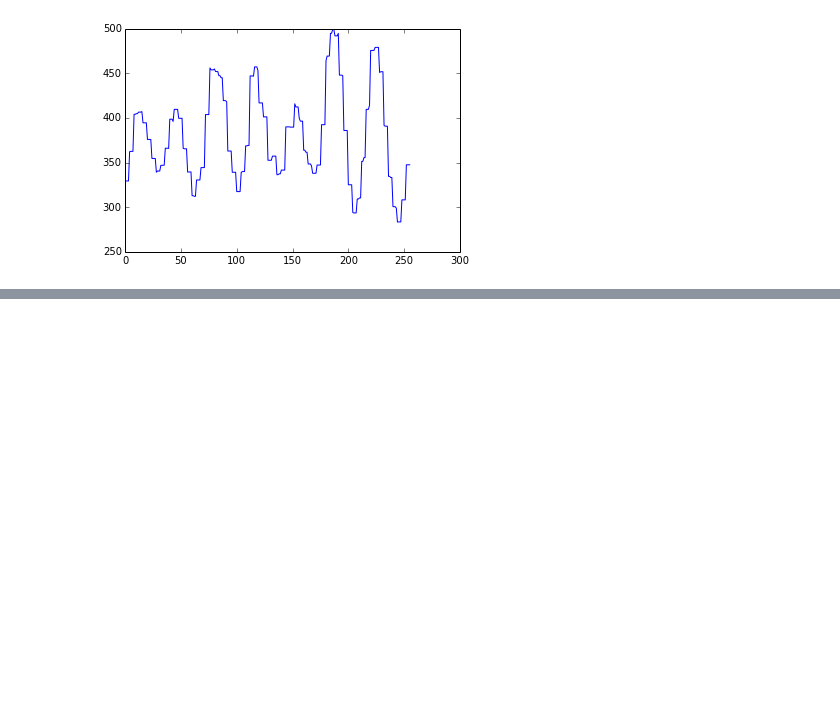
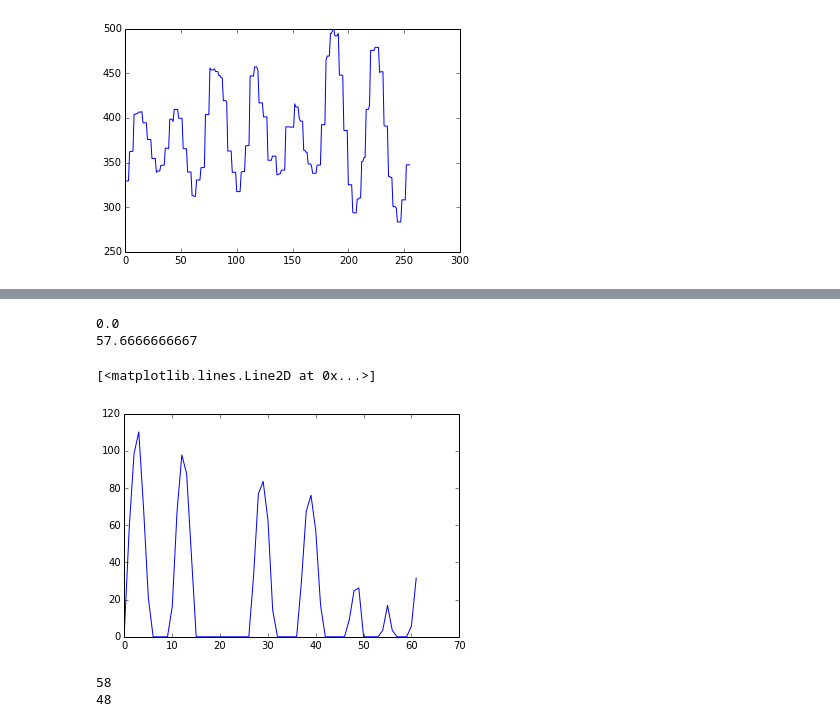
Before and after one commit to rethmecc/Phy411Assignments, a Jupyter notebook: STM.ipynb, the cells around one changed output, grey strips where cells are left out. Cells and saved outputs as stored; diff of their text form; code cells hidden in the pictures; blank space fills up the shorter version.

```diff
--- a/STM.ipynb
+++ b/STM.ipynb
@@ -265,0 +281,29 @@ print mag
+# %%
+r=1
+x=r*1
+y=r*1
+big=np.zeros((pix-2*r,pix-2*r))
+
+print mag[x,y]
+print(np.mean(mag[x-r:x+r+1,y-r:y+r+1]))
+
+while x<pix-r:
+    while y<pix-r:
+        big[x-r,y-r]=np.mean(mag[x-r:x+r+1,y-r:y+r+1])
+        y+=1
+    x+=1
+    y=r*1
+
+big=big-40
+big[np.where(big<0)]=0
+
+pic=Image.fromarray(big)
+pic.show()
+# %% [output]
+0.0
+57.6666666667
+# %%
+plt.plot(big[10,:])
+# %% [output]
+[<matplotlib.lines.Line2D at 0x...>]
+[figure, added]
@@ -265,0 +352,34 @@ print mag
+# %%
+atoms=(np.where(peaks>0)[0],np.where(peaks>0)[1][:])
+X=atoms[0]*1
+Y=atoms[1]*1
+N=len(X)
+d=np.zeros(N)
+ds=np.zeros((N,N))
+Nn=N*1
+
+for i in range(N):
+    for j in range(N):
+        if X[j]>0:
+            d[j]=np.sqrt((X[j]-X[i])**2+(Y[j]-Y[i])**2)
+            if d[j]<5 and j!=i:
+                X[i]=X[i]+(X[j]-X[i])/2.
+                Y[i]=Y[i]+(Y[j]-Y[i])/2.
+                X[j]=-1
+                Y[j]=-1
+                Nn-=1
+    ds[i]=np.sort(d)*1
+
+print len(X)
+X=X[np.where(X>=0)]
+print len(X)
+Y=Y[np.where(Y>=0)]
+np.set_printoptions(threshold='nan')
+#print ds
+peaks3=np.zeros((pix-2*r,pix-2*r))
+peaks3[X,Y]=256
+pic=Image.fromarray(peaks3)
+pic.show()
+# %% [output]
+58
+48
```
Also changed, not shown: parts of 14 cells of this notebook, 1 other file.
